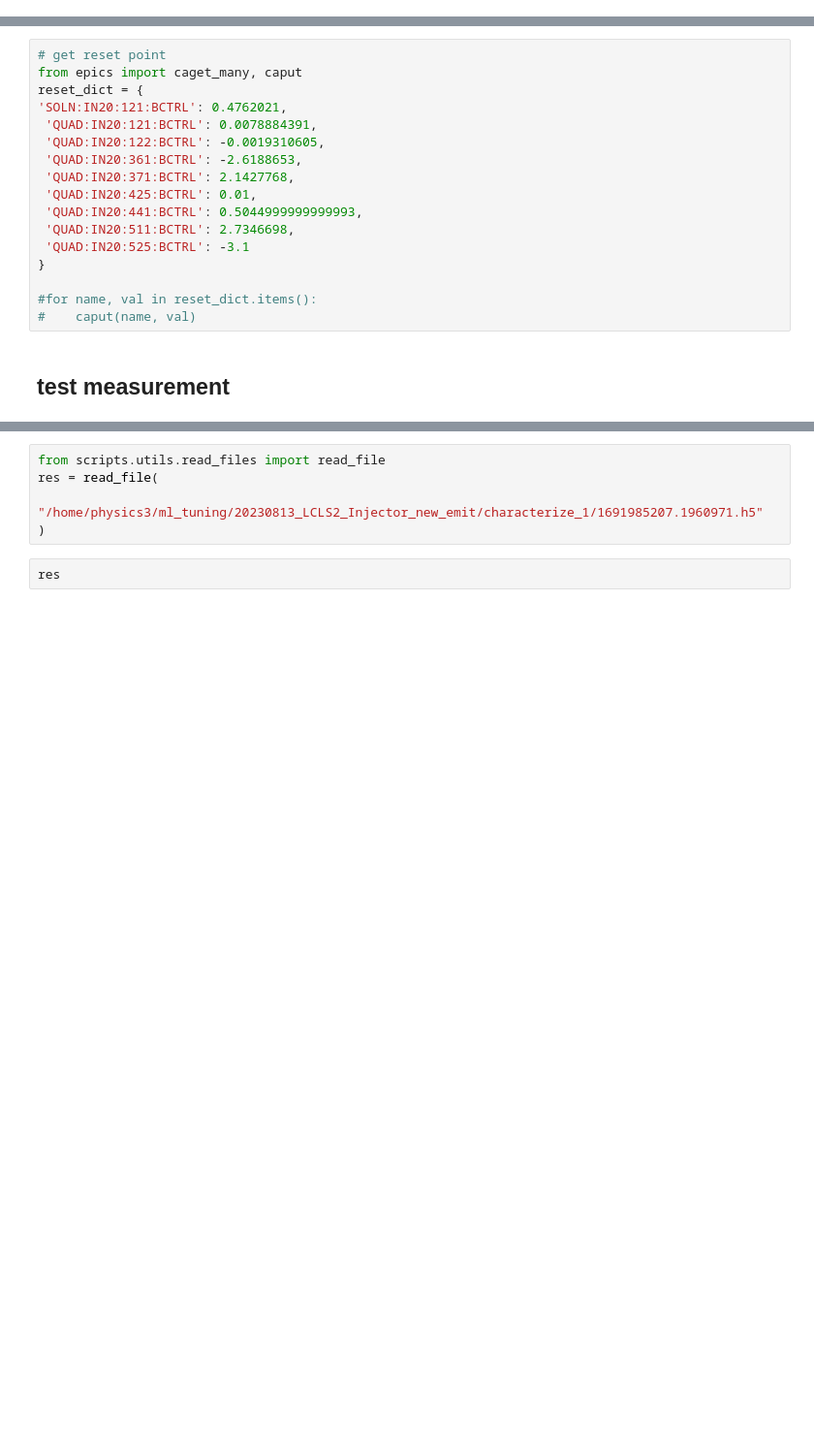
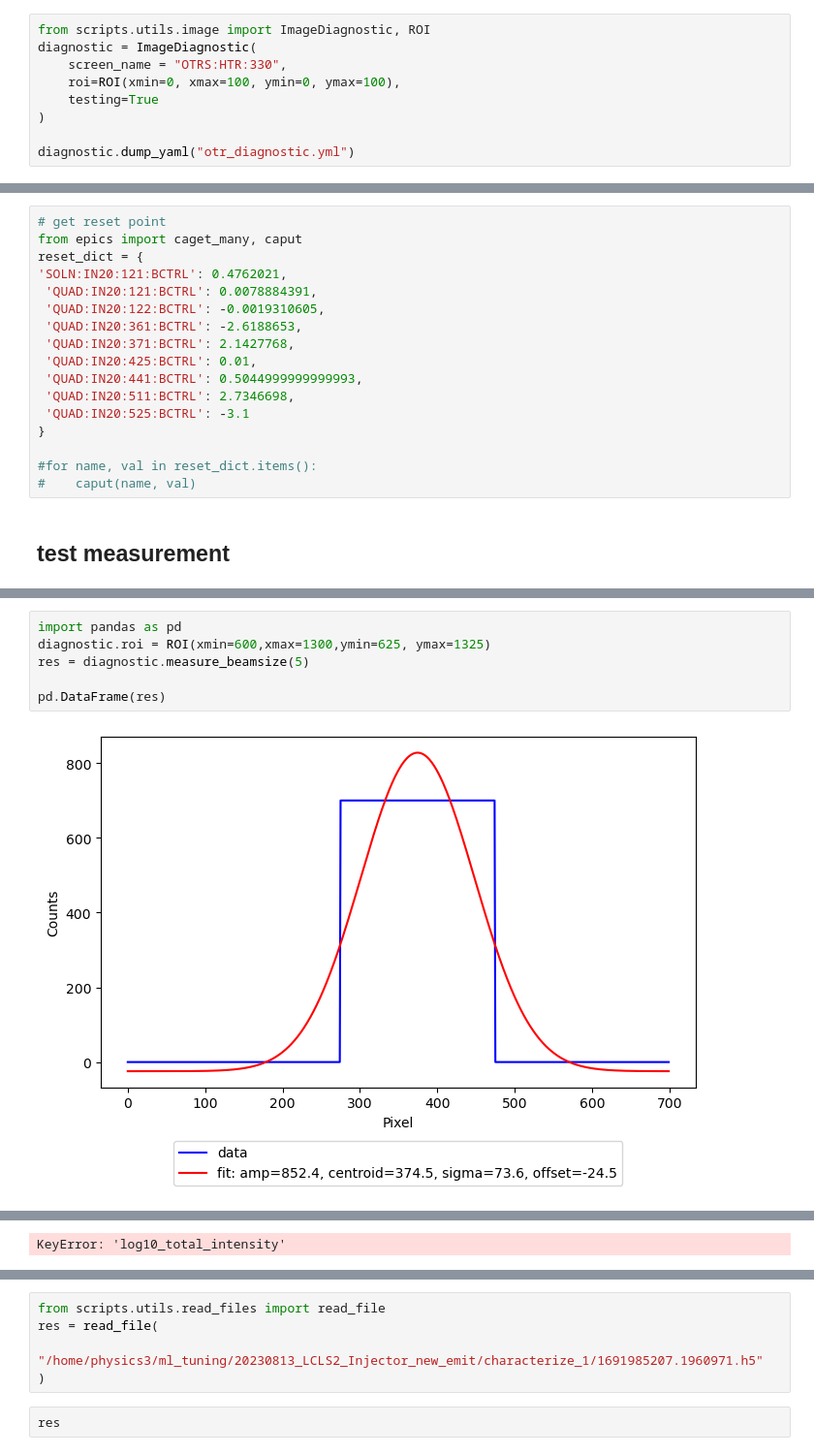
Before and after one commit to t-bz/SLAC_Xopt, a Jupyter notebook: lcls_ii/emittance/automatic_emittance/run_tools.ipynb, the cells around one changed output, grey strips where cells are left out. Shown at 97% size. Saved outputs shown, nothing was run; the diff lists cells and outputs as text; blank space fills up the shorter version.

Commit message:
major refactoring of screen diagnostics and automatic emittance measurements

```diff
--- a/lcls_ii/emittance/automatic_emittance/run_tools.ipynb
+++ b/lcls_ii/emittance/automatic_emittance/run_tools.ipynb
@@ -24,2 +16,11 @@ from utils import VARIABLE_RANGES, SCAN_VARIABLE, \
+# %%
+from scripts.utils.image import ImageDiagnostic, ROI
+diagnostic = ImageDiagnostic(
+    screen_name = "OTRS:HTR:330",
+    roi=ROI(xmin=0, xmax=100, ymin=0, ymax=100),
+    testing=True
+)
+
+diagnostic.dump_yaml("otr_diagnostic.yml")
 # %% [markdown]
 ## (Optional) Measure background image
@@ -93,0 +54,8 @@ pd.DataFrame(res)
+# %%
+import pandas as pd
+diagnostic.roi = ROI(xmin=600,xmax=1300,ymin=625, ymax=1325)
+res = diagnostic.measure_beamsize(5)
+
+pd.DataFrame(res)
+# %% [output]
+[figure, added]
@@ -93,0 +63 @@ pd.DataFrame(res)
+KeyError: 'log10_total_intensity'
```
Also changed, not shown: parts of 10 cells of this notebook, 15 other files.
